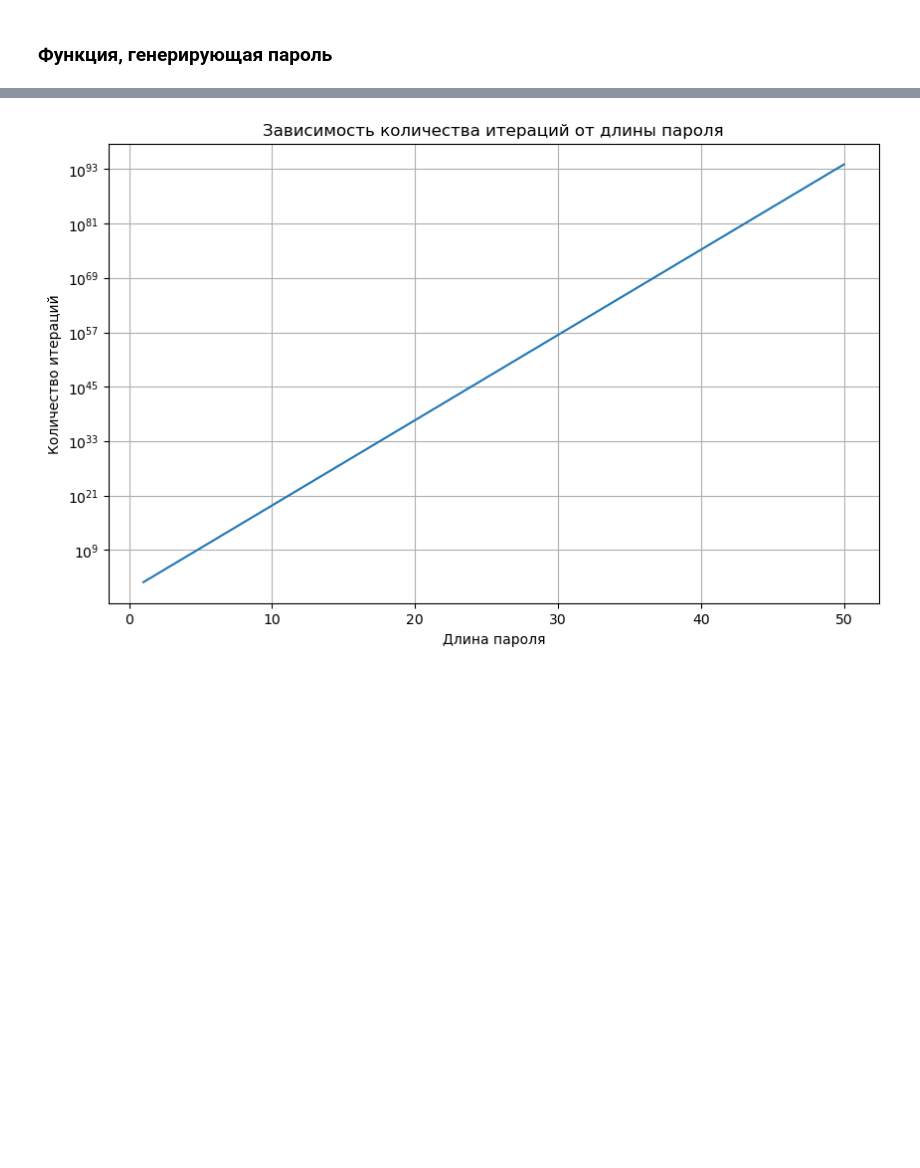
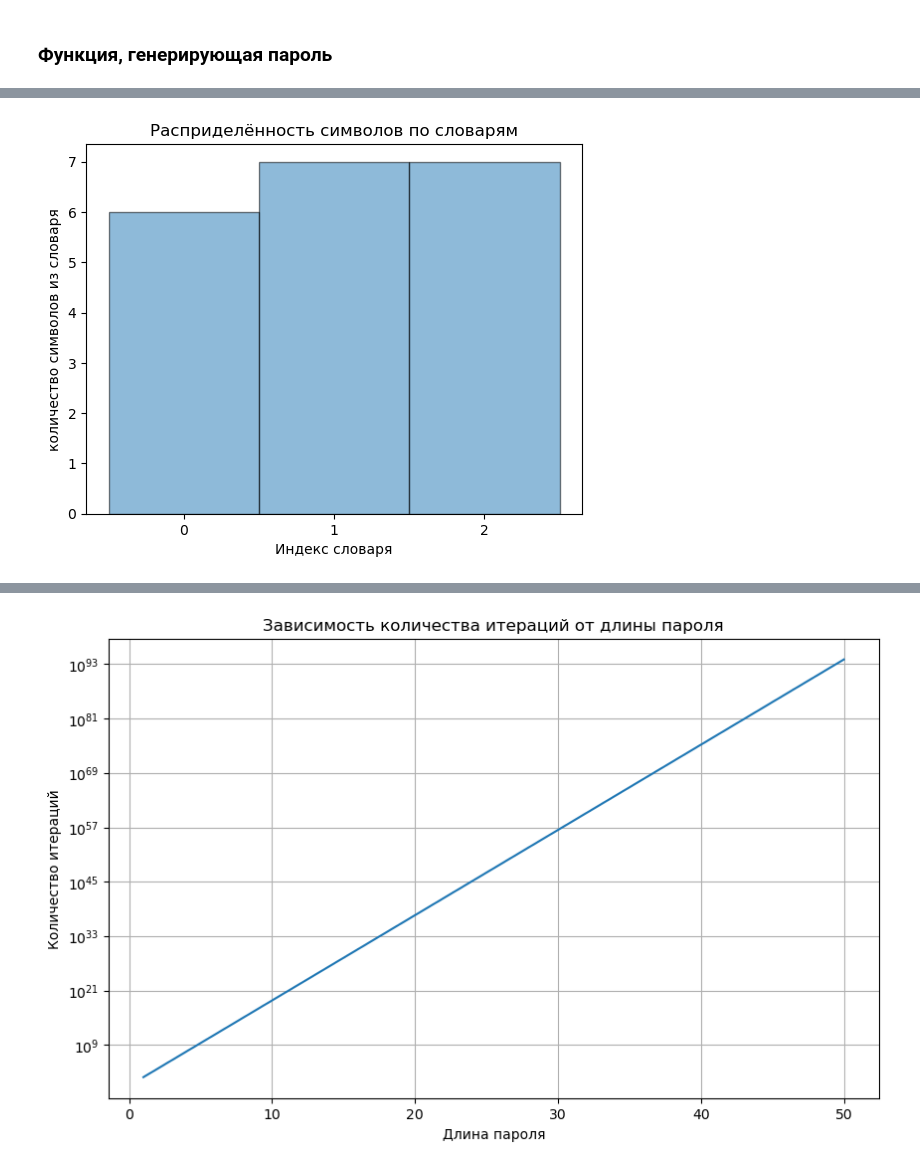
Before and after one commit to Mediano4e/bsuir-labs-2, a Jupyter notebook: sem5/simziis/lab1/main.ipynb, the cells around one changed output, grey strips where cells are left out. Cells and saved outputs as stored; diff of their text form; code cells hidden in the pictures; blank space fills up the shorter version.

```diff
--- a/sem5/simziis/lab1/main.ipynb
+++ b/sem5/simziis/lab1/main.ipynb
@@ -104,3 +103,25 @@ plt.show()
+# %%
+fix_password = generate_fix_password(20)
+x_values =  list(range(len(symb_dicts)))
+y_values = count_dist(fix_password)
+
+bars = plt.bar(x_values, y_values, edgecolor='black', alpha=0.5, width=1)
+
+
+
+plt.title('Расприделённость символов по словарям')
+plt.xlabel('Индекс словаря')
+plt.ylabel('количество символов из словаря')
+
+plt.gca().xaxis.set_major_locator(ticker.MaxNLocator(integer=True))
+plt.gca().yaxis.set_major_locator(ticker.MaxNLocator(integer=True))
+
+plt.xticks(x_values)
+
+
+plt.show()
+# %% [output]
+[figure, added]
 # %%
 pass_count = Counter(password)
 labels, values = zip(*pass_count.items())
```
Also changed, not shown: parts of 5 cells of this notebook.
